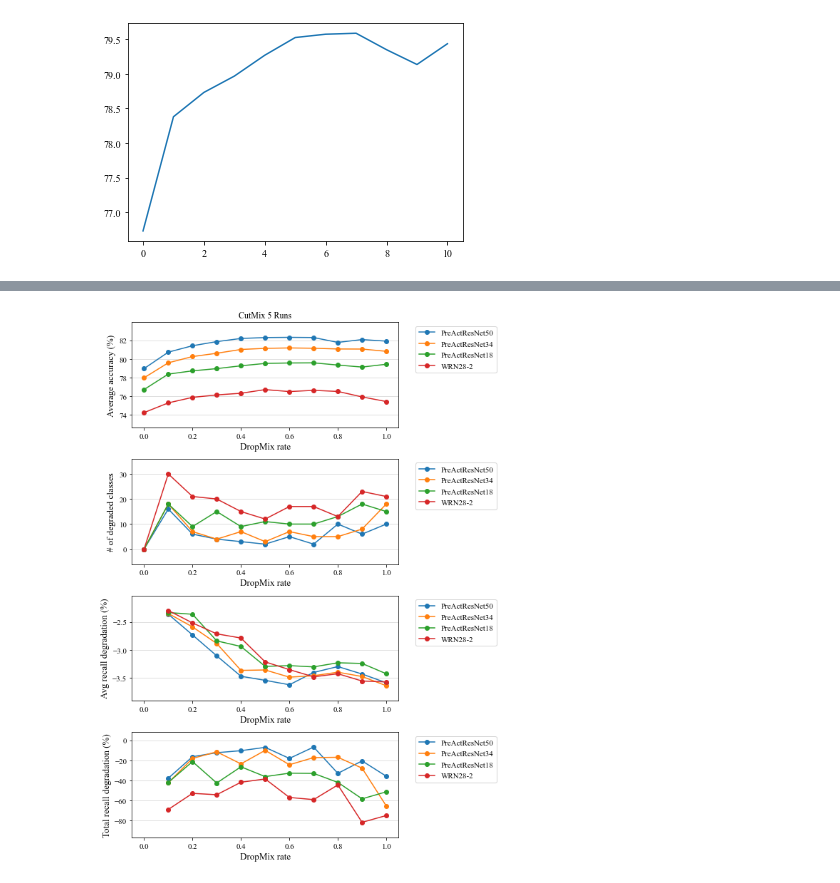
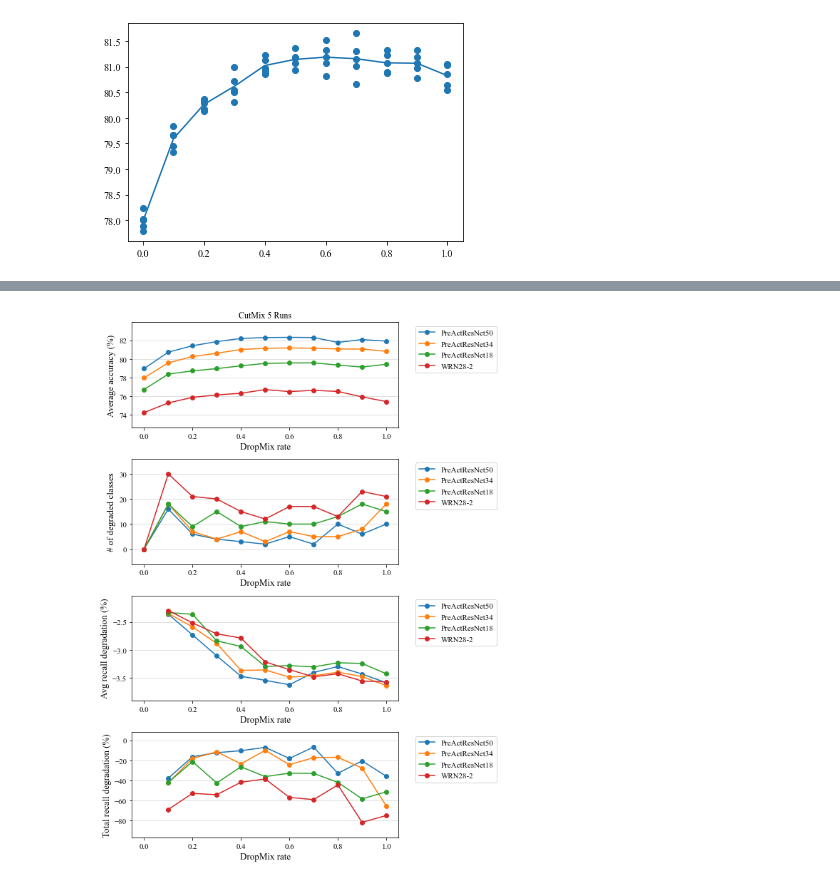
Before and after one commit to Neonsign247/Mixup_imagenet_exp, a Jupyter notebook: Untitled.ipynb, the cells around one changed output, grey strips where cells are left out. Cells and saved outputs as stored; diff of their text form; code cells hidden in the pictures.

```diff
--- a/Untitled.ipynb
+++ b/Untitled.ipynb
@@ -16,0 +245,12 @@ dropout = False
+# %%
+for arch in ['resnet56', 'wrn28_2', 'preactresnet18', 'preactresnet34', 'preactresnet50'][::-1]:
+    method = 'cutmix'
+    correct_classes_all = np.zeros([number_probs, number_seeds, num_classes])
+    exp_root = os.path.join(os.getcwd(), 'ext_exp/CutMix')
+    exp_name_0 = 'cifar100_arch_'
+    exp_name_1 = '_train_mixup_eph_300_lr_0.2_m_alpha_1.0_m_'
+    exp_name_2 = '_box_transport_eps_0.8_size_-1_job_id__seed_'
+    for j in range(number_probs):
+        for i in range(number_seeds):
+            correct_classes_all[j, i] = np.load(os.path.join(exp_root, exp_name_0 + arch + exp_name_1 + "prob_{}".format(j/10) +  exp_name_2 + str(i), 'correct_classes.npy'))
+    np.save(os.path.join('npy' , method + "_" + arch), correct_classes_all)
@@ -23,7 +776,7 @@ number_classes = 100
 correct_classes_all = np.zeros([number_probs, number_seeds, num_classes])
 
 exp_root = os.path.join(os.getcwd(), 'ext_exp/experiments')
-exp_name = 'cifar100_arch_wrn28_2_train_mixup_eph_300_lr_0.2_m_alpha_1.0_m_prob_1.0_box_transport_eps_0.8_size_-1_job_id__seed_4'
+exp_name = 'cifar100_arch_preactresnet18_train_mixup_eph_300_lr_0.2_m_alpha_1.0_m_prob_1.0_box_transport_eps_0.8_size_-1_job_id__seed_4'
 exp_name_1, exp_name_2 =exp_name.split('prob')
 # for i in range(number_seeds):
 #     correct_classes_all[0, i] = np.load(os.path.join(exp_root, 'cifar100_arch_wrn28_2_train_vanilla_eph_300_lr_0.1_transport_eps_0.8_size_-1_job_id__seed_{}'.format(i), 'correct_classes.npy'))
@@ -32,8 +785,16 @@ for j in range(11):
         correct_classes_all[j, i] = np.load(os.path.join(exp_root, exp_name_1 + "prob_{}".format(j/10) +  exp_name_2[4:-1] + str(i), 'correct_classes.npy'))
 #         print(exp_name_1 + "prob_{}".format(j/10) +  exp_name_2[4:-1] + str(i))
 
+x = np.arange(11)/10
 correct_classes_mean = np.mean(correct_classes_all, axis=1)
-plt.plot(np.mean(correct_classes_mean, axis=1))
-np.mean(correct_classes_mean, axis=1)
-wrn28_2 = correct_classes_all
+plt.plot(x, np.mean(correct_classes_mean, axis=1))
+total_acc = np.mean(correct_classes_all, axis=2)
+# plt.fill_between(x, np.max(total_acc, axis=1), np.min(total_acc, axis=1), alpha=0.5)
+x = []
+y = []
+for i, j in enumerate(total_acc):
+    x += [i/10] * len(j)
+    y += j.tolist()
+plt.scatter(x, y)
+preactresnet18 = correct_classes_all
 # %% [output]
@@ -41,27 +802,35 @@ wrn28_2 = correct_classes_all
 # %%
 # cutmix analysis
 number_seeds = 5
 number_probs = 11
 number_classes = 100
 
 correct_classes_all = np.zeros([number_probs, number_seeds, num_classes])
 
 exp_root = os.path.join(os.getcwd(), 'ext_exp/experiments')
-exp_name = 'cifar100_arch_preactresnet18_train_mixup_eph_300_lr_0.2_m_alpha_1.0_m_prob_1.0_box_transport_eps_0.8_size_-1_job_id__seed_4'
+exp_name = 'cifar100_arch_preactresnet34_train_mixup_eph_300_lr_0.2_m_alpha_1.0_m_prob_1.0_box_transport_eps_0.8_size_-1_job_id__seed_4'
 exp_name_1, exp_name_2 =exp_name.split('prob')
 # for i in range(number_seeds):
 #     correct_classes_all[0, i] = np.load(os.path.join(exp_root, 'cifar100_arch_wrn28_2_train_vanilla_eph_300_lr_0.1_transport_eps_0.8_size_-1_job_id__seed_{}'.format(i), 'correct_classes.npy'))
 for j in range(11):
     for i in range(number_seeds):
         correct_classes_all[j, i] = np.load(os.path.join(exp_root, exp_name_1 + "prob_{}".format(j/10) +  exp_name_2[4:-1] + str(i), 'correct_classes.npy'))
 #         print(exp_name_1 + "prob_{}".format(j/10) +  exp_name_2[4:-1] + str(i))
 
+x = np.arange(11)/10
 correct_classes_mean = np.mean(correct_classes_all, axis=1)
-plt.plot(np.mean(correct_classes_mean, axis=1))
-np.mean(correct_classes_mean, axis=1)
-preactresnet18 = correct_classes_all
+plt.plot(x, np.mean(correct_classes_mean, axis=1))
+total_acc = np.mean(correct_classes_all, axis=2)
+# plt.fill_between(x, np.max(total_acc, axis=1), np.min(total_acc, axis=1), alpha=0.5)
+x = []
+y = []
+for i, j in enumerate(total_acc):
+    x += [i/10] * len(j)
+    y += j.tolist()
+plt.scatter(x, y)
+preactresnet34 = correct_classes_all
 # %% [output]
-[figure, old version]
+[figure, new version]
 # %%
 # cutmix analysis
 number_seeds = 5
```
Also changed, not shown: parts of 18 cells of this notebook, 2 other files.
